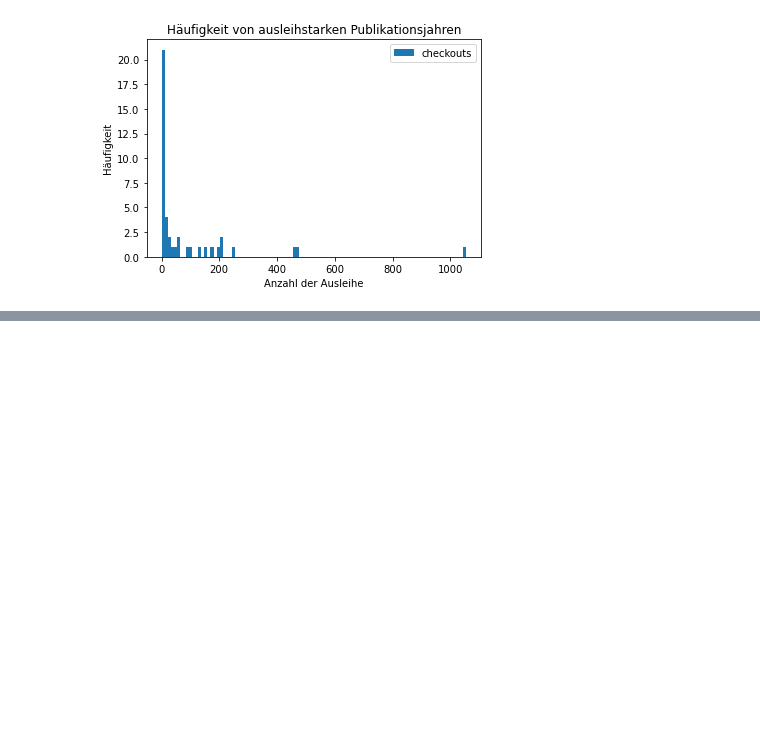
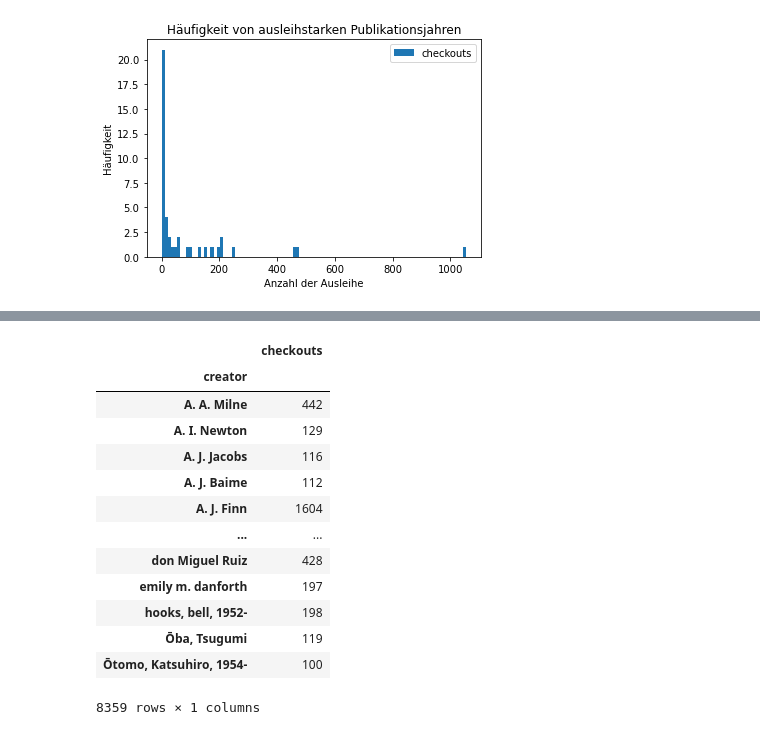
Before and after one commit to StephanieRehwald2/MALIS19-WPM9-Python-Aufgabe, a Jupyter notebook: Checkouts.ipynb, the cells around one changed output, grey strips where cells are left out. Saved outputs shown, nothing was run; the diff lists cells and outputs as text; code cells hidden in the pictures; blank space fills up the shorter version.

```diff
--- a/Checkouts.ipynb
+++ b/Checkouts.ipynb
@@ -406,0 +497,17 @@ plt.show()
+# %%
+Autoren[Autoren["checkouts"] >= 100]
+# %% [output]
+|  | checkouts |
+| creator |  |
+| A. A. Milne | 442 |
+| A. I. Newton | 129 |
+| A. J. Jacobs | 116 |
+| A. J. Baime | 112 |
+| A. J. Finn | 1604 |
+| ... | ... |
+| don Miguel Ruiz | 428 |
+| emily m. danforth | 197 |
+| hooks, bell, 1952- | 198 |
+| Ōba, Tsugumi | 119 |
+| Ōtomo, Katsuhiro, 1954- | 100 |
+8359 rows × 1 columns
```
Also changed, not shown: parts of 13 cells of this notebook.
